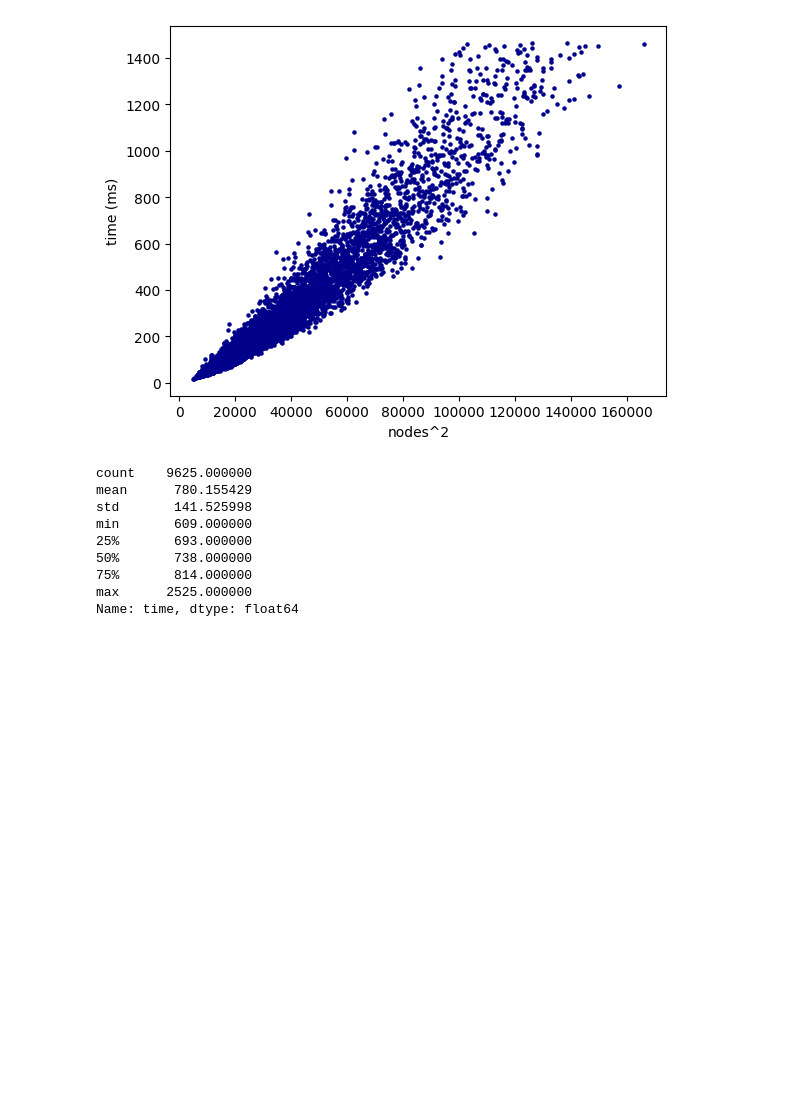
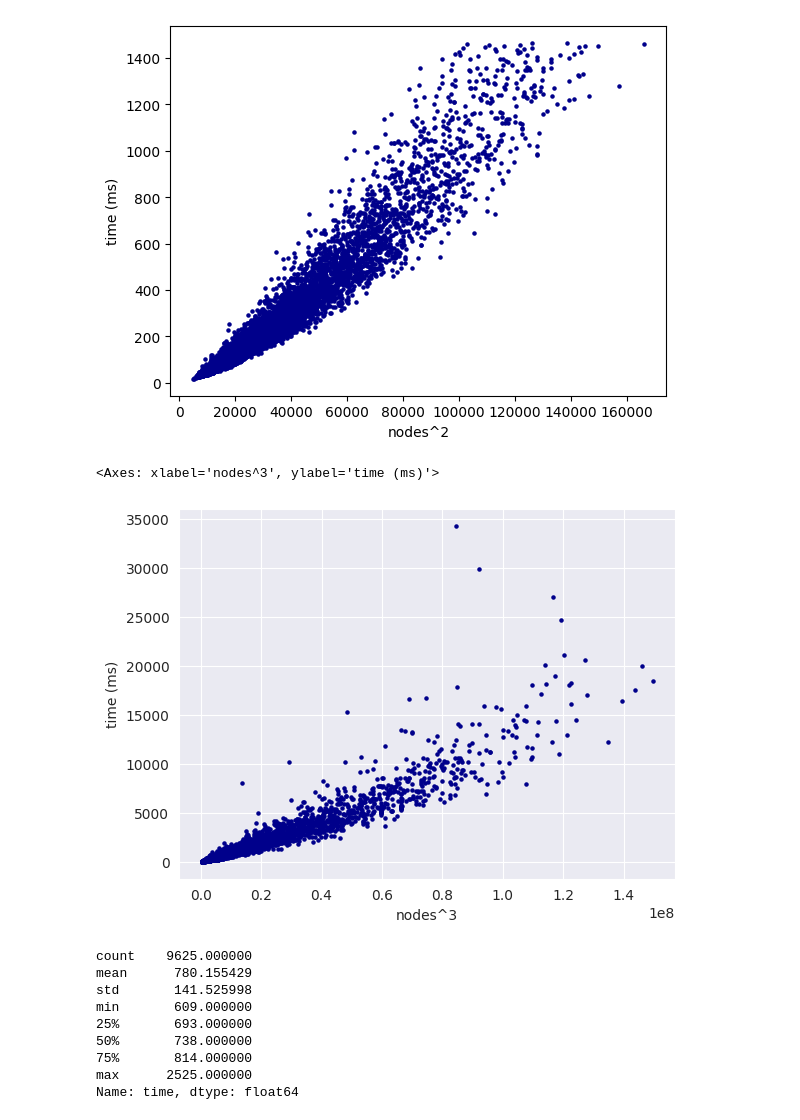
Before and after one commit to mreza-kiani/graph-generalization-algorithm, a Jupyter notebook: src/main/resources/scripts/performance/analyzer.ipynb, the cells around one changed output. Saved outputs shown, nothing was run; the diff lists cells and outputs as text; code cells hidden in the pictures; blank space fills up the shorter version.

```diff
--- a/src/main/resources/scripts/performance/analyzer.ipynb
+++ b/src/main/resources/scripts/performance/analyzer.ipynb
@@ -259,6 +276,11 @@ cdf[cdf['time'] < quantile].plot.scatter(x='nodes^2', y='time', c='DarkBlue', s=
 # %% [output]
 <Axes: xlabel='nodes^2', ylabel='time (ms)'>
 [figure]
+# %%
+cdf.plot.scatter(x='nodes^3', y='time', c='DarkBlue', s=5, ylabel='time (ms)', xlabel='nodes^3')
+# %% [output]
+<Axes: xlabel='nodes^3', ylabel='time (ms)'>
+[figure, added]
 # %%
 cdf2.time.describe()
 # %% [output]
```
Also changed, not shown: parts of 14 cells of this notebook, 2 other files.
